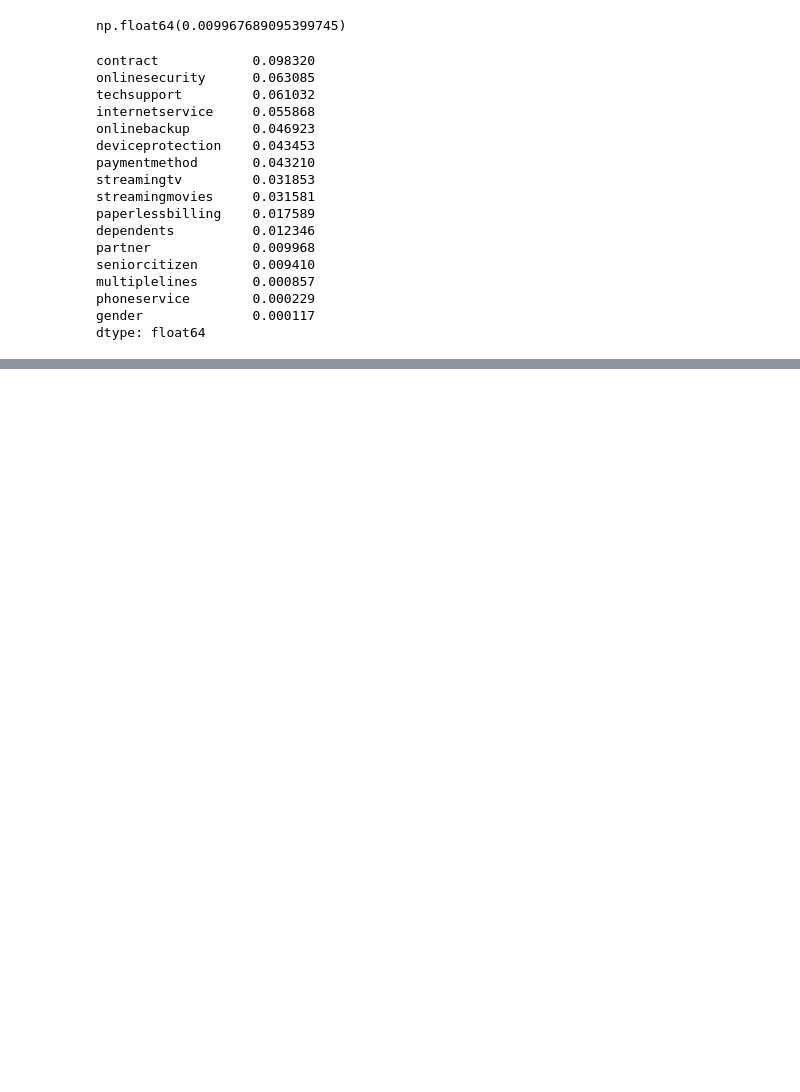
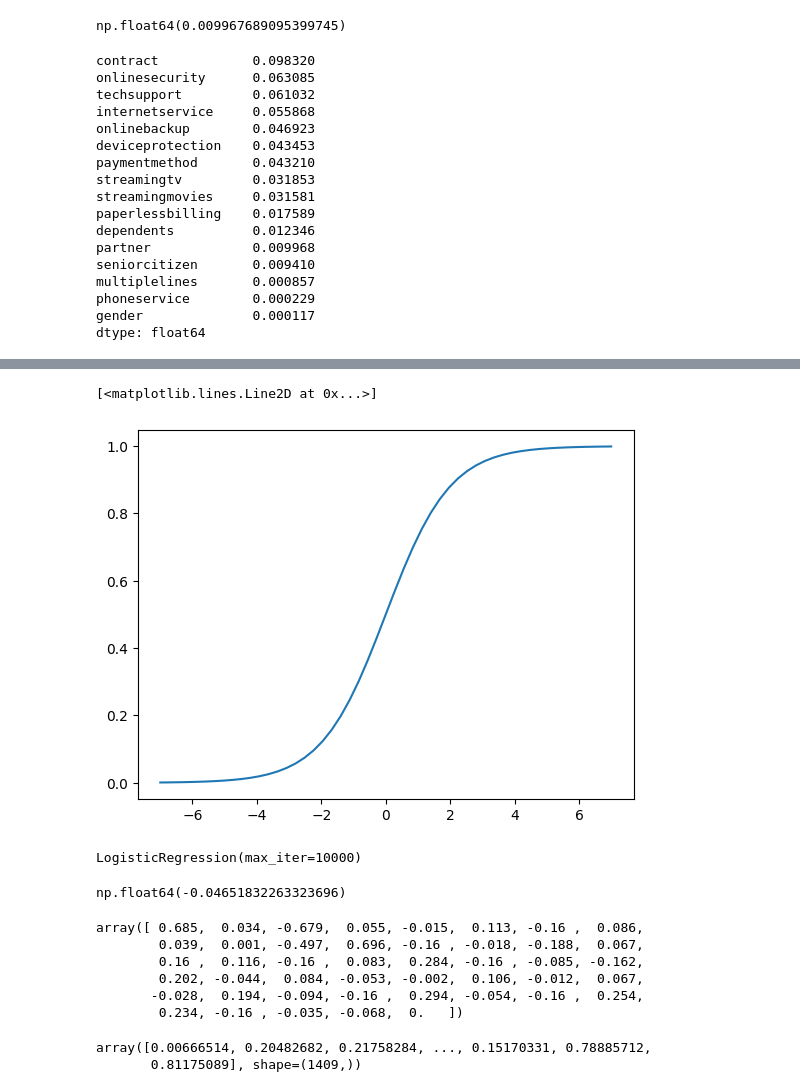
Before and after one commit to kburla/ml-zoomcamp-homework, a Jupyter notebook: 03-classification/01-churn.ipynb, the cells around one changed output, grey strips where cells are left out. Drawn from its saved outputs; the diff is of its cells as text; code cells hidden in the pictures; blank space fills up the shorter version.

```diff
--- a/03-classification/01-churn.ipynb
+++ b/03-classification/01-churn.ipynb
@@ -286,0 +357,5 @@ dtype: float64
+# %%
+def sigmoid(z):
+    return 1 / (1 + np.exp(-z))
+# %%
+z = np.linspace(-7, 7, 51)
@@ -286,0 +378,5 @@ dtype: float64
+# %%
+plt.plot(z, sigmoid(z))
+# %% [output]
+[<matplotlib.lines.Line2D at 0x...>]
+[figure, added]
@@ -286,0 +385,24 @@ dtype: float64
+# %%
+model = LogisticRegression(solver='lbfgs', max_iter=10000)
+model.fit(X_train, y_train)
+# %% [output]
+LogisticRegression(max_iter=10000)
+# %%
+model.intercept_[0]
+# %% [output]
+np.float64(-0.04651832263323696)
+# %%
+model.coef_[0].round(3)
+# %% [output]
+array([ 0.685,  0.034, -0.679,  0.055, -0.015,  0.113, -0.16 ,  0.086,
+        0.039,  0.001, -0.497,  0.696, -0.16 , -0.018, -0.188,  0.067,
+        0.16 ,  0.116, -0.16 ,  0.083,  0.284, -0.16 , -0.085, -0.162,
+        0.202, -0.044,  0.084, -0.053, -0.002,  0.106, -0.012,  0.067,
+       -0.028,  0.194, -0.094, -0.16 ,  0.294, -0.054, -0.16 ,  0.254,
+        0.234, -0.16 , -0.035, -0.068,  0.   ])
+# %%
+y_pred = model.predict_proba(X_val)[:, 1]
+y_pred
+# %% [output]
+array([0.00666514, 0.20482682, 0.21758284, ..., 0.15170331, 0.78885712,
+       0.81175089], shape=(1409,))
```
Also changed, not shown: parts of 31 cells of this notebook.
